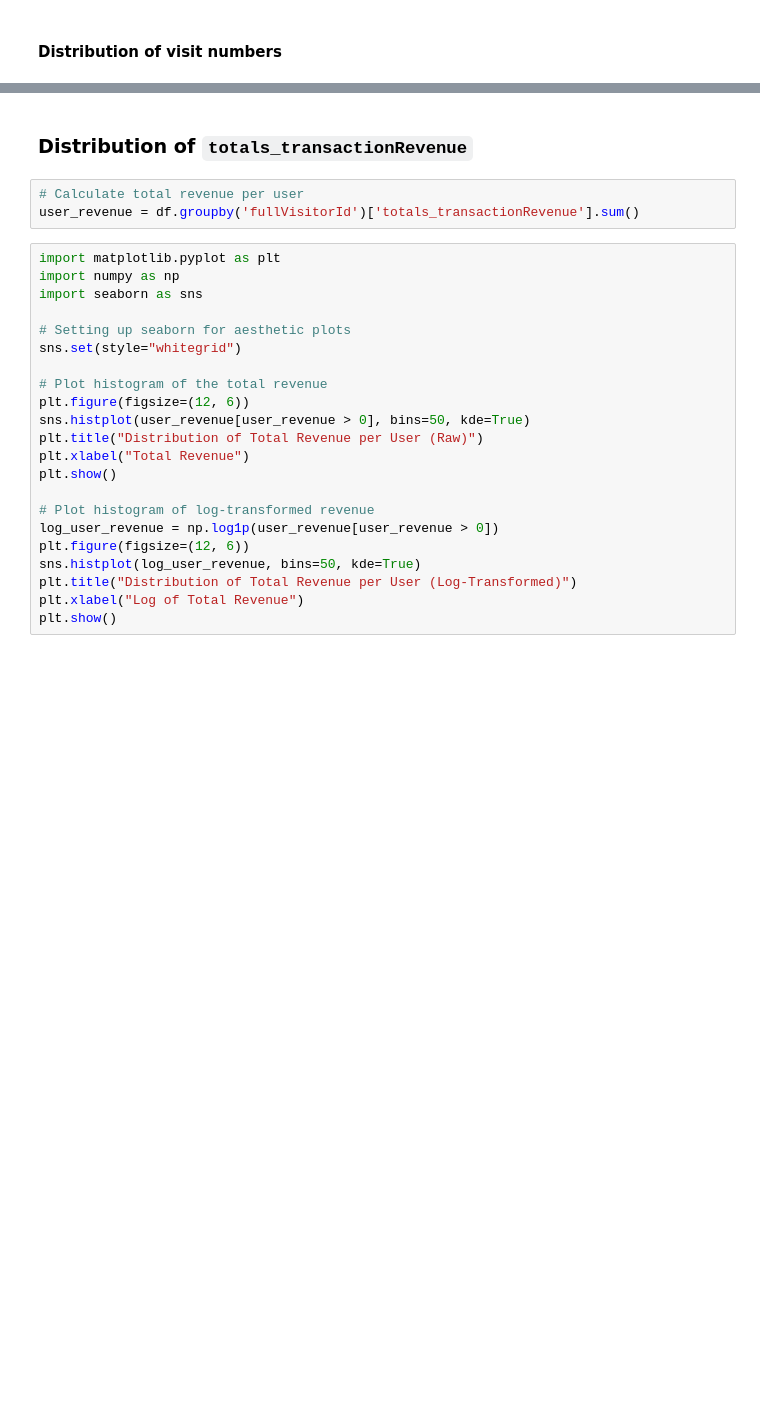
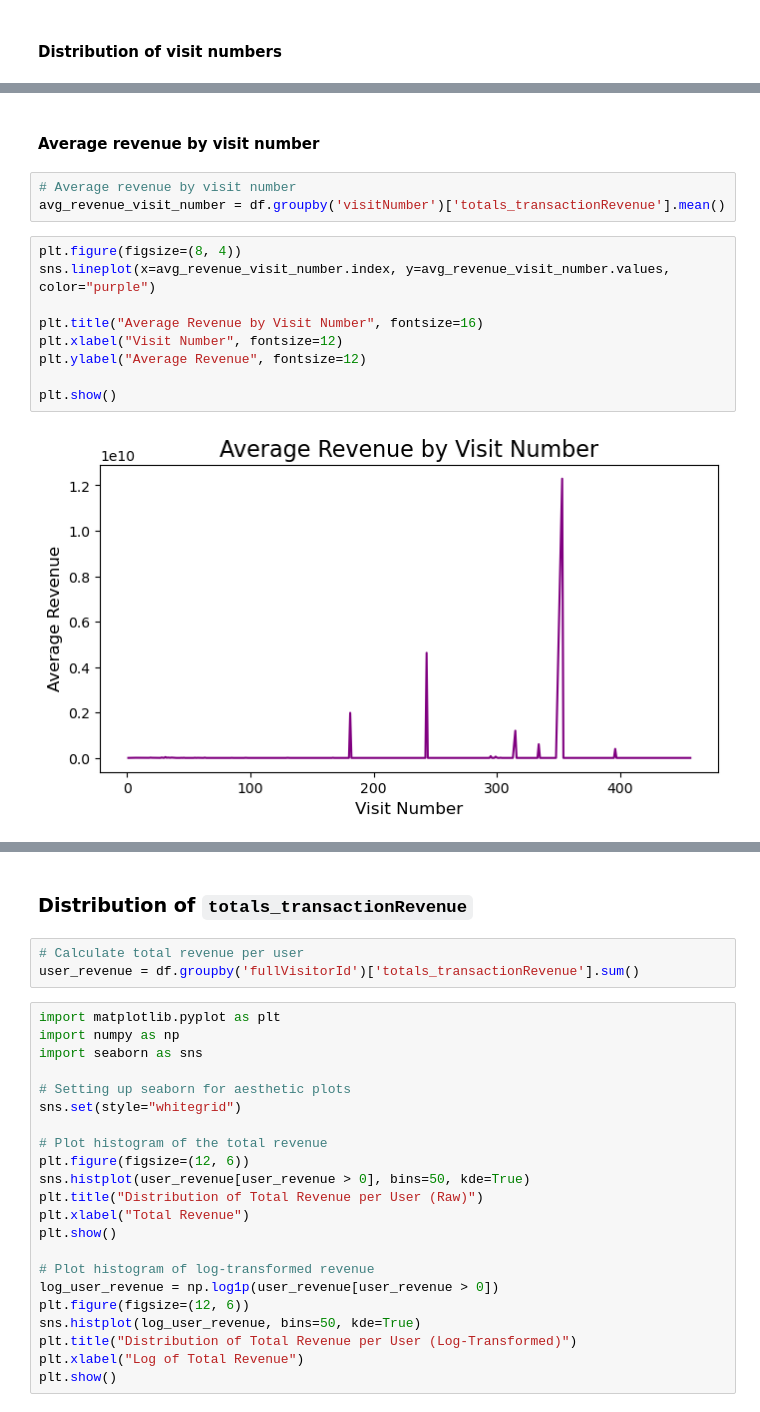
Before and after one commit to PaolaGaray/GA-CustomerRevenuePrediction, a Jupyter notebook: notebooks/EDA.ipynb, the cells around one changed output, grey strips where cells are left out. Cells and saved outputs as stored; diff of their text form; blank space fills up the shorter version.

```diff
--- a/notebooks/EDA.ipynb
+++ b/notebooks/EDA.ipynb
@@ -134,0 +157,16 @@ plt.show()
+# %% [markdown]
+#### Average revenue by visit number
+# %%
+# Average revenue by visit number
+avg_revenue_visit_number = df.groupby('visitNumber')['totals_transactionRevenue'].mean()
+# %%
+plt.figure(figsize=(8, 4))
+sns.lineplot(x=avg_revenue_visit_number.index, y=avg_revenue_visit_number.values, color="purple")
+
+plt.title("Average Revenue by Visit Number", fontsize=16)
+plt.xlabel("Visit Number", fontsize=12)
+plt.ylabel("Average Revenue", fontsize=12)
+
+plt.show()
+# %% [output]
+[figure, added]
```
Also changed, not shown: parts of 9 cells of this notebook.
